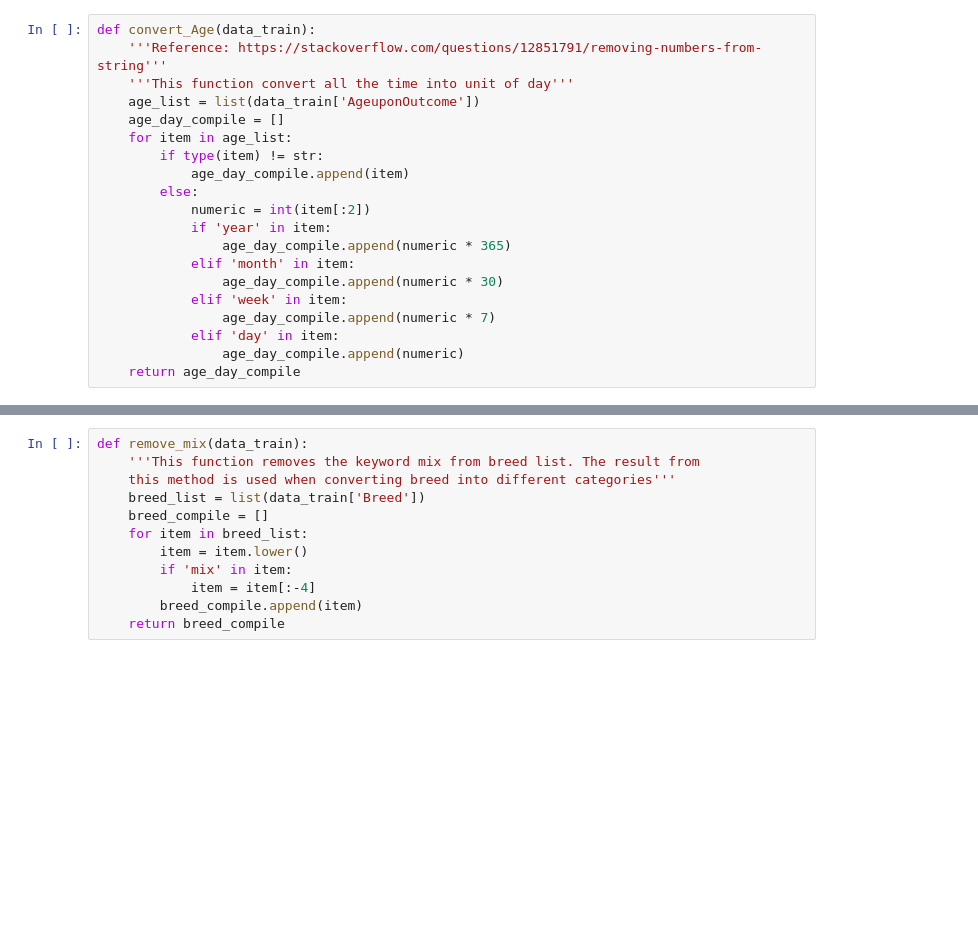
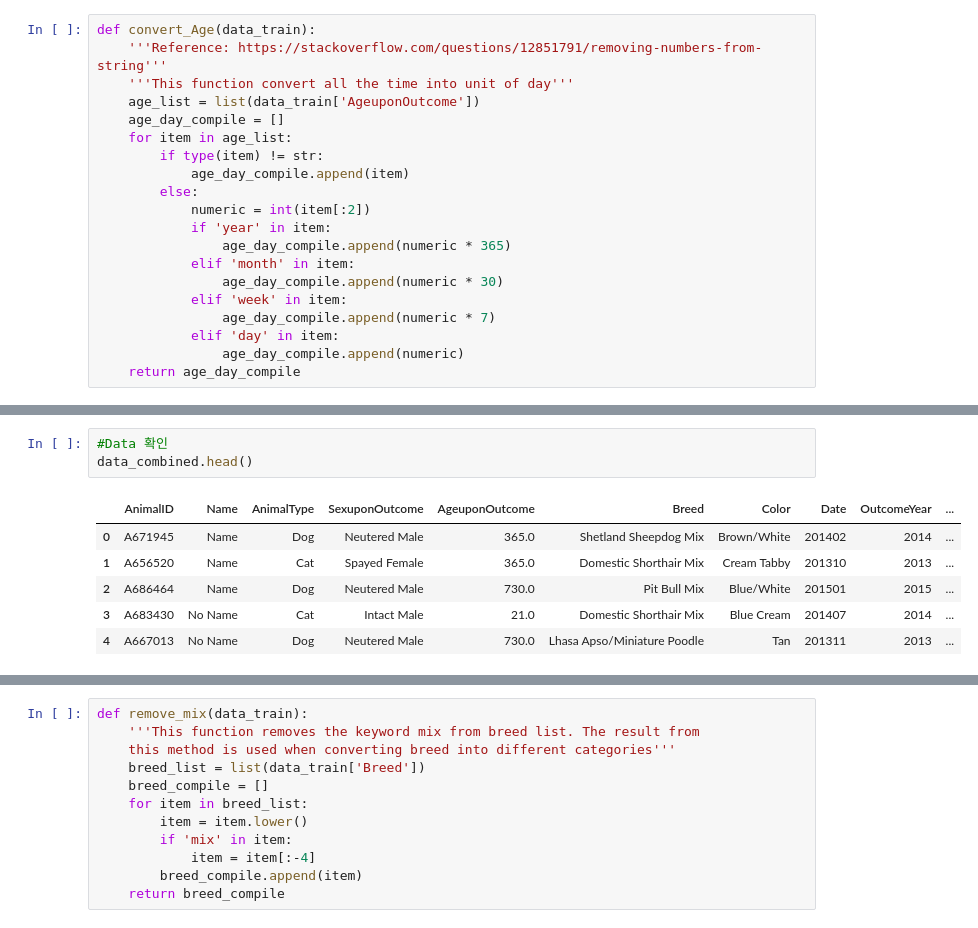
Before and after one commit to frozendrpepper/ML_Project, a Jupyter notebook: Project_temp.ipynb, the cells around one changed output, grey strips where cells are left out. Saved outputs shown, nothing was run; the diff lists cells and outputs as text; blank space fills up the shorter version.

```diff
--- a/Project_temp.ipynb
+++ b/Project_temp.ipynb
@@ -680,0 +443,10 @@ See the caveats in the documentation: http://pandas.pydata.org/pandas-docs/stabl
+# %%
+#Data 확인
+data_combined.head()
+# %% [output]
+|  | AnimalID | Name | AnimalType | SexuponOutcome | AgeuponOutcome | Breed | Color | Date | OutcomeYear | ... |
+| 0 | A671945 | Name | Dog | Neutered Male | 365.0 | Shetland Sheepdog Mix | Brown/White | 201402 | 2014 | ... |
+| 1 | A656520 | Name | Cat | Spayed Female | 365.0 | Domestic Shorthair Mix | Cream Tabby | 201310 | 2013 | ... |
+| 2 | A686464 | Name | Dog | Neutered Male | 730.0 | Pit Bull Mix | Blue/White | 201501 | 2015 | ... |
+| 3 | A683430 | No Name | Cat | Intact Male | 21.0 | Domestic Shorthair Mix | Blue Cream | 201407 | 2014 | ... |
+| 4 | A667013 | No Name | Dog | Neutered Male | 730.0 | Lhasa Apso/Miniature Poodle | Tan | 201311 | 2013 | ... |
```
Also changed, not shown: parts of 229 cells of this notebook, 2 other files.
